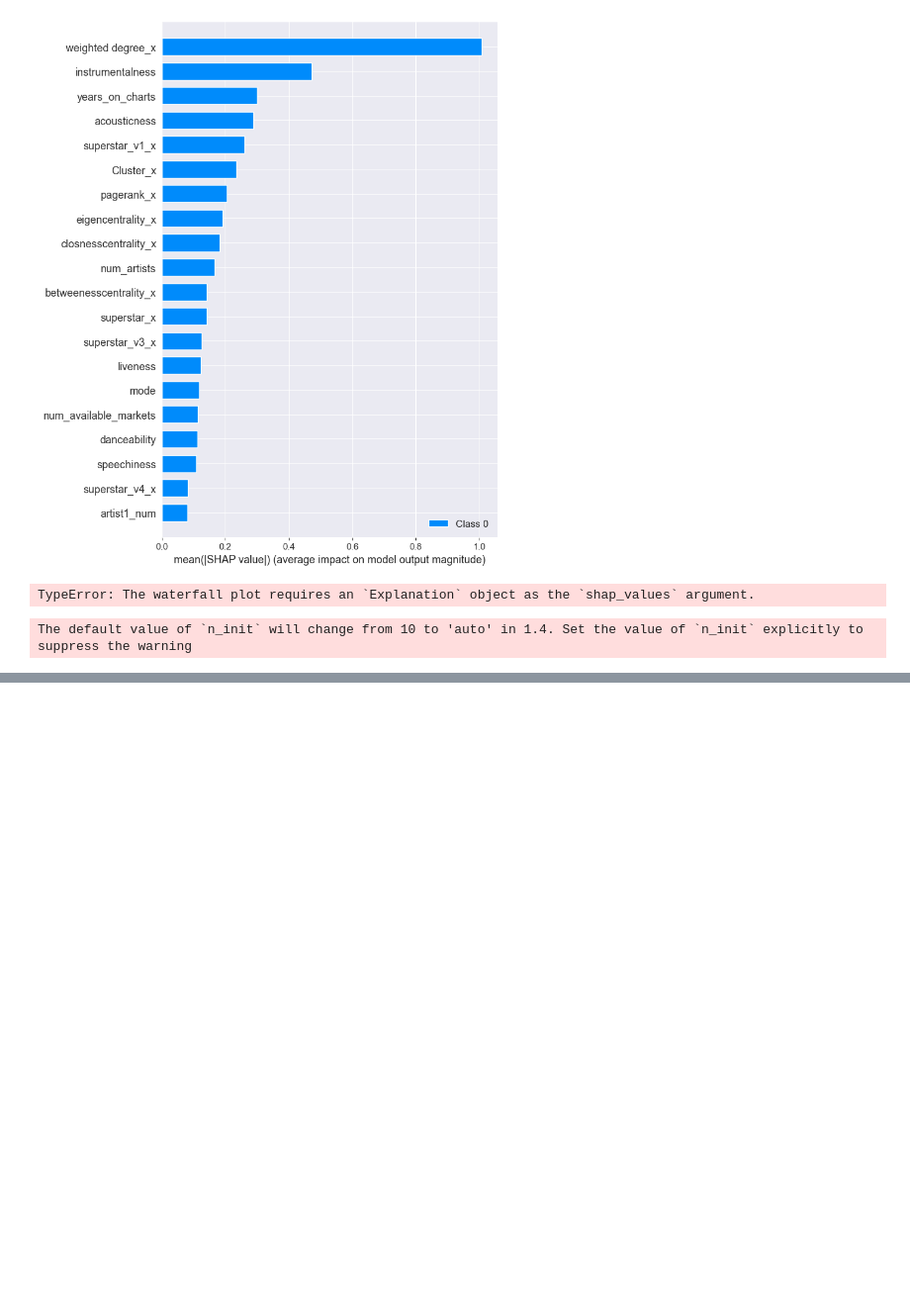
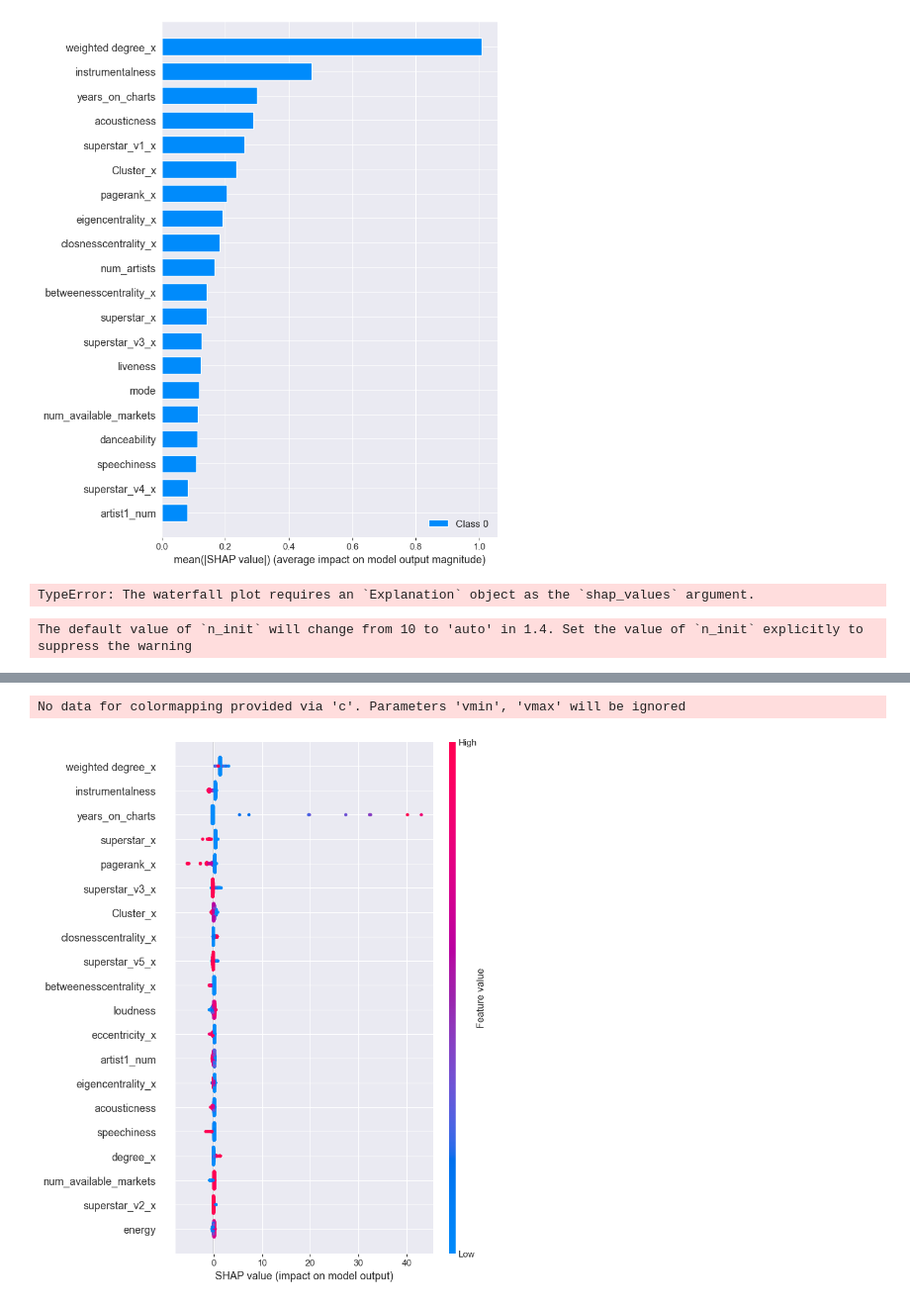
Before and after one commit to l4vd/Ba_first_tries, a Jupyter notebook: models/Original_MLP/Network_Analysis.ipynb, the cells around one changed output, grey strips where cells are left out. Shown at 99% size. Cells and saved outputs as stored; diff of their text form; code cells hidden in the pictures; blank space fills up the shorter version.

```diff
--- a/models/Original_MLP/Network_Analysis.ipynb
+++ b/models/Original_MLP/Network_Analysis.ipynb
@@ -1070,0 +1126,5 @@ shap.summary_plot(shap_values, X_test_df)
+# %%
+shap.summary_plot(shap_values[0], test_data_sample, feature_names = X_test_df.columns)
+# %% [output]
+No data for colormapping provided via 'c'. Parameters 'vmin', 'vmax' will be ignored
+[figure, added]
```
Also changed, not shown: parts of 11 cells of this notebook.
